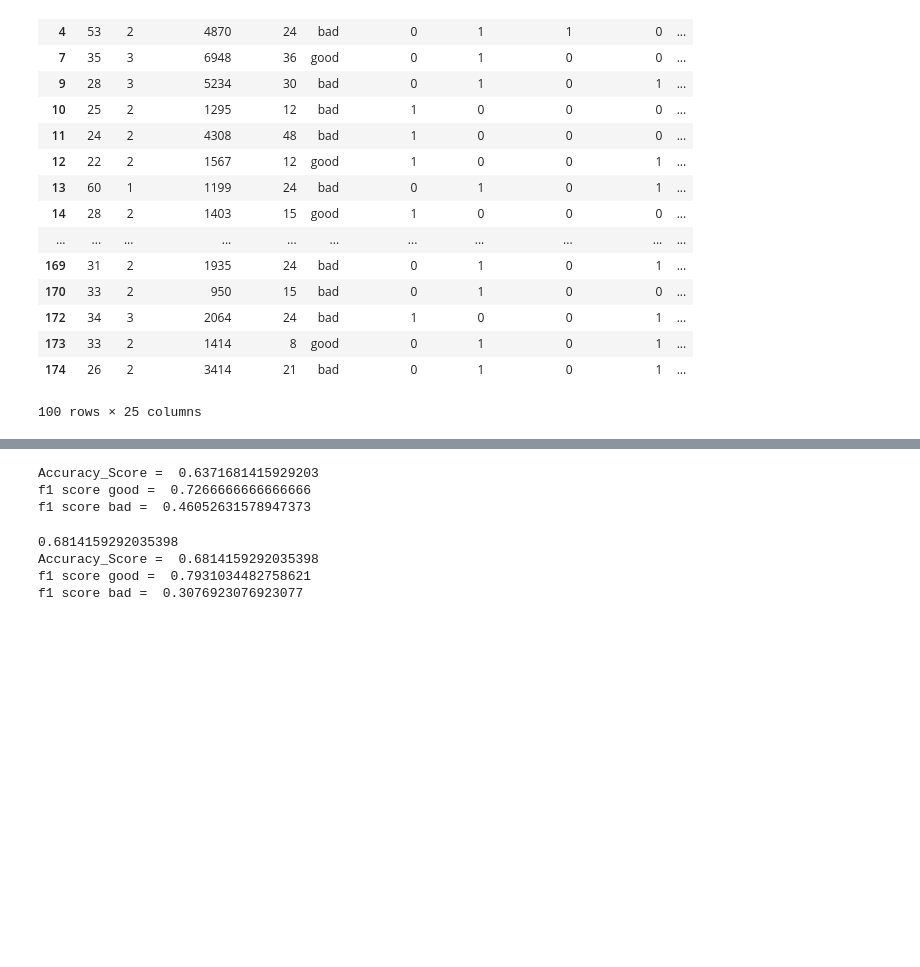
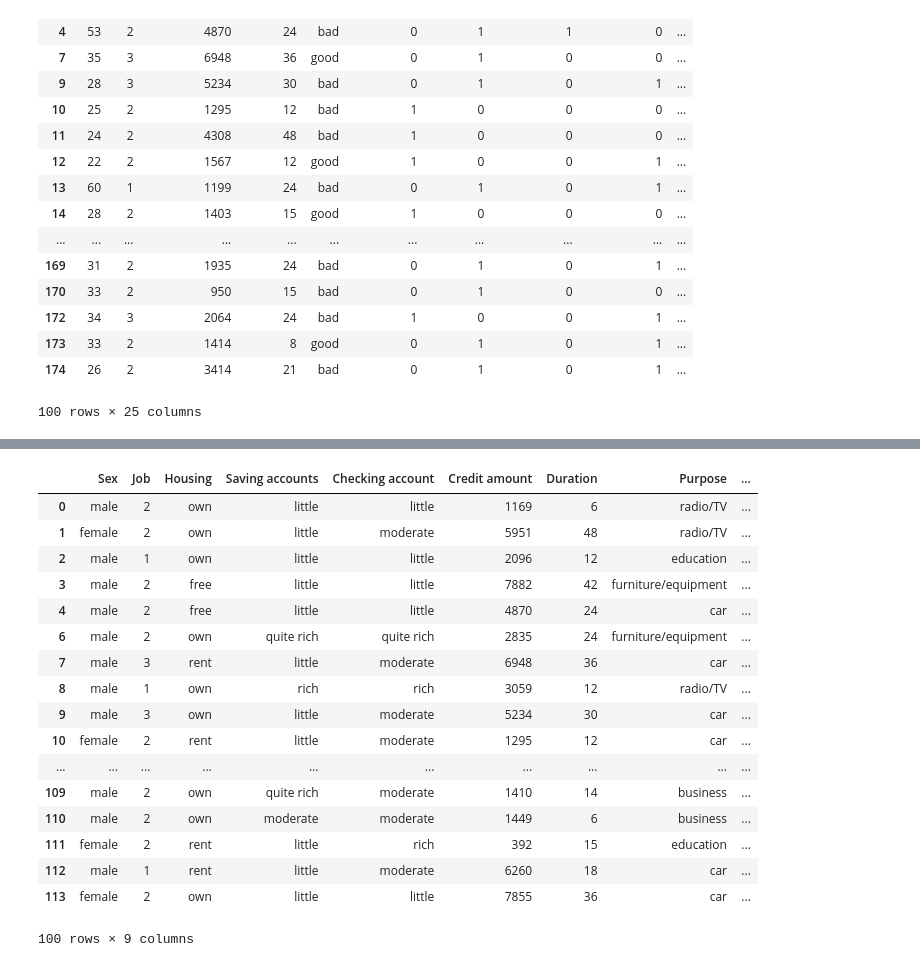
Before and after one commit to xazip/DS_301_Lab2, a Jupyter notebook: DS301_Lab2.ipynb, the cells around one changed output, grey strips where cells are left out. Saved outputs shown, nothing was run; the diff lists cells and outputs as text; code cells hidden in the pictures; blank space fills up the shorter version.

Commit message:
Increased Accuracy

```diff
--- a/DS301_Lab2.ipynb
+++ b/DS301_Lab2.ipynb
@@ -476,26 +239,0 @@ CM [[43 27]
-# %%
-# Decision Tree Algorithm for dataset: credit_data_V3
-
-print("Accuracy_Score = ", accuracy_score(y_test_V3, clf3_pred))
-
-print("f1 score good = ", f1_score(y_test_V3, clf3_pred, average = "binary", pos_label = "good"))
-print("f1 score bad = ", f1_score(y_test_V3, clf3_pred, average = "binary", pos_label = "bad"))
-# %% [output]
-Accuracy_Score =  0.6371681415929203
-f1 score good =  0.7266666666666666
-f1 score bad =  0.46052631578947373
-# %%
-# Logistic Regression for dataset: credit_data_V3
-
-score3 = lR3.score(X_test_V3, y_test_V3)
-print(score3)
-
-print("Accuracy_Score = ", accuracy_score(y_test_V3, lR3_pred))
-
-print("f1 score good = ", f1_score(y_test_V3, lR3_pred, average = "binary", pos_label = "good"))
-print("f1 score bad = ", f1_score(y_test_V3, lR3_pred, average = "binary", pos_label = "bad"))
-# %% [output]
-0.6814159292035398
-Accuracy_Score =  0.6814159292035398
-f1 score good =  0.7931034482758621
-f1 score bad =  0.3076923076923077
@@ -501,0 +309,21 @@ f1 score bad =  0.3076923076923077
+# %%
+credit_data_V3.head(100)
+# %% [output]
+|  | Sex | Job | Housing | Saving accounts | Checking account | Credit amount | Duration | Purpose | ... |
+| 0 | male | 2 | own | little | little | 1169 | 6 | radio/TV | ... |
+| 1 | female | 2 | own | little | moderate | 5951 | 48 | radio/TV | ... |
+| 2 | male | 1 | own | little | little | 2096 | 12 | education | ... |
+| 3 | male | 2 | free | little | little | 7882 | 42 | furniture/equipment | ... |
+| 4 | male | 2 | free | little | little | 4870 | 24 | car | ... |
+| 6 | male | 2 | own | quite rich | quite rich | 2835 | 24 | furniture/equipment | ... |
+| 7 | male | 3 | rent | little | moderate | 6948 | 36 | car | ... |
+| 8 | male | 1 | own | rich | rich | 3059 | 12 | radio/TV | ... |
+| 9 | male | 3 | own | little | moderate | 5234 | 30 | car | ... |
+| 10 | female | 2 | rent | little | moderate | 1295 | 12 | car | ... |
+| ... | ... | ... | ... | ... | ... | ... | ... | ... | ... |
+| 109 | male | 2 | own | quite rich | moderate | 1410 | 14 | business | ... |
+| 110 | male | 2 | own | moderate | moderate | 1449 | 6 | business | ... |
+| 111 | female | 2 | rent | little | rich | 392 | 15 | education | ... |
+| 112 | male | 1 | rent | little | moderate | 6260 | 18 | car | ... |
+| 113 | female | 2 | own | little | little | 7855 | 36 | car | ... |
+100 rows × 9 columns
```
Also changed, not shown: parts of 42 cells of this notebook.
